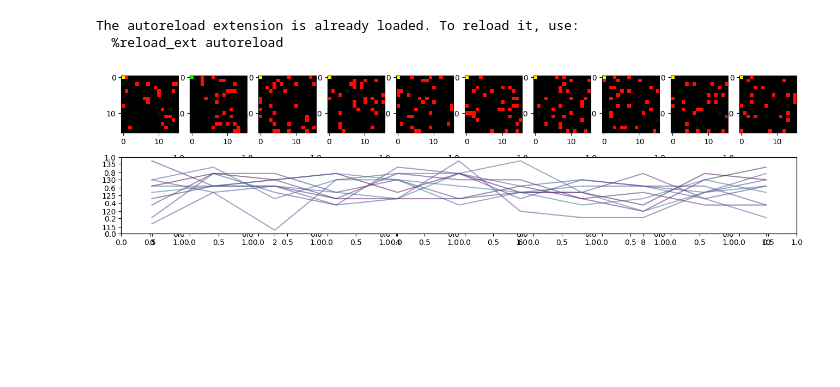
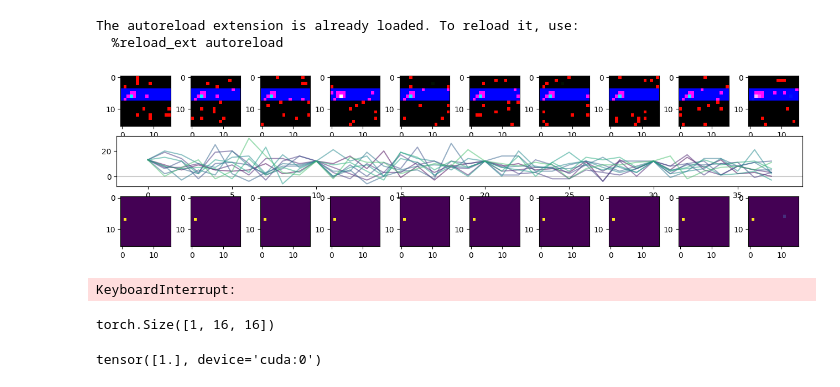
Before and after one commit to LanVukusic/convLife, a Jupyter notebook: reienforcement.ipynb, the cells around one changed output. Drawn from its saved outputs; the diff is of its cells as text; code cells hidden in the pictures; blank space fills up the shorter version.

```diff
--- a/reienforcement.ipynb
+++ b/reienforcement.ipynb
@@ -42,26 +42,38 @@ def optimize_model(policy_net: torch.nn.Module, target_net: torch.nn.Module, mem
     action_batch = torch.cat(batch.action)
     reward_batch = torch.cat(batch.reward)
     next_state_batch = torch.cat(batch.next_state)
+    # print(state_batch.shape)
+    # print(action_batch.shape)
+    # print(reward_batch.shape)
+    # print(next_state_batch.shape)
+
 
     # Compute Q(s_t, a) - the model computes Q(s_t), then we select the
     # columns of actions taken. These are the actions which would've been taken
     # for each batch state according to policy_net
-    state_action_values = policy_net.place(state_batch, mask)[action_batch]
+    state_action_values = torch.amax(policy_net.place(state_batch, mask) * action_batch, dim=(1,2,3))
+    # print(state_action_values.shape)
 
     # Compute V(s_{t+1}) for all next states.
     # Expected values of actions for non_final_next_states are computed based
     # on the "older" target_net; selecting their best reward with max(1).values
     # This is merged based on the mask, such that we'll have either the expected
     # state value or 0 in case the state was final.
-    next_state_values = torch.zeros(BATCH_SIZE, device=device)
     with torch.no_grad():
-        next_state_values = torch.amax(target_net.place(next_state_batch, mask), dim=(1,2))
+        next_state_values = torch.amax(target_net.place(next_state_batch, mask), dim=(1,2,3)).to(device)
+        # print(next_state_values.shape)
     # Compute the expected Q values
     expected_state_action_values = (next_state_values * GAMMA) + reward_batch
+    # print(reward_batch.shape)
+    # print(next_state_values.shape)
+    # print(expected_state_action_values.shape)
+#     torch.Size([100, 1])
+#     torch.Size([100])
+#     torch.Size([100, 100])
 
     # Compute Huber loss
     criterion = nn.SmoothL1Loss()
-    loss = criterion(state_action_values, expected_state_action_values.unsqueeze(1))
+    loss = criterion(state_action_values, expected_state_action_values)
 
     # Optimize the model
     optimizer.zero_grad()
@@ -103,21 +124,24 @@ def plot_state(state, actions, rewards):
   plt.close(fig)
 # %%
 import math
+from resnet import KaoResnet
 from deepq_utils import GameEnv, select_action
 from pointpainter_model import PointPainerModel
 from IPython import display
 
 BATCH_SIZE = 10
+TRAIN_BATCH_SIZE = 100
 GAMMA = 0.99
-EPS_START = 0.5
-EPS_END = 0.01
-EPS_DECAY = 5000
-TAU = 0.01
-LR = 1e-1
-num_episodes = 500
+# EPS_START = 0.5
+# EPS_END = 0.01
+# EPS_DECAY = 5000
+TAU = 0.03
+LR = 1e-3
+num_episodes = 50
+EPS = np.linspace(0.5, 0.1, num_episodes)
 
-policy_net = PointPainerModel(16).to(device)
-target_net = PointPainerModel(16).to(device)
+policy_net = KaoResnet(16).to(device)
+target_net = KaoResnet(16).to(device)
 target_net.load_state_dict(policy_net.state_dict())
 
 optimizer = optim.AdamW(policy_net.parameters(), lr=LR, amsgrad=True)
@@ -132,44 +156,63 @@ for i_episode in range(num_episodes):
     # Initialize the environment and get its state
     actions  = torch.zeros_like(env.state, dtype=torch.float)
     state = env.state
-    # print("neki", state[0][0])
+
+    if( i_episode % 10 == 0):
+        print("VALIDATION")
+        eps = 0
+    else:
+        eps = EPS[i_episode]
+
     for t in range(50):
-        eps  = EPS_END + (EPS_START - EPS_END) * \
-              math.exp(-1. * i_episode / EPS_DECAY)
+        # eps  = EPS_END + (EPS_START - EPS_END) * \
+        #       math.exp(-1. * i_episode / EPS_DECAY)
         # print(f"episode {t}", state.shape, mask.shape)
         action = select_action(state, eps, policy_net, mask)
         actions += action.float()
         next_state, reward = env.step(action)
 
 
         # Store the transition in memory
         memory.push(state, action, next_state, reward)
 
         # Move to the next state
         state = next_state
 
         # Perform one step of the optimization (on the policy network)
         optimize_model(
             policy_net=policy_net,
             target_net=target_net,
             memory=memory,
             optimizer=optimizer,
-            BATCH_SIZE=BATCH_SIZE,
+            BATCH_SIZE=TRAIN_BATCH_SIZE,
             GAMMA=GAMMA,
         )
 
         # Soft update of the target network's weights
         # θ′ ← τ θ + (1 −τ )θ′
         target_net_state_dict = target_net.state_dict()
         policy_net_state_dict = policy_net.state_dict()
         for key in policy_net_state_dict:
             target_net_state_dict[key] = policy_net_state_dict[key]*TAU + target_net_state_dict[key]*(1-TAU)
         target_net.load_state_dict(target_net_state_dict)
 
+    with torch.no_grad():
+        model_preds = target_net.place(action, mask).cpu().numpy()
+        print(np.mean(model_preds[0]))
+
     env.reset()
     rw = reward.sum(dim=(1)).cpu().numpy()
     rewards.append(reward.sum(dim=(1)).cpu().numpy())
-    print(rw)
-    plot_state(state, actions, rewards)
+    print(i_episode, eps, rw)
+    plot_state(state, actions, rewards, mask, model_preds)
 # %% [output]
-[figure, old version]
+[figure, new version]
+KeyboardInterrupt:
+# %%
+print(mask.shape)
+test = torch.zeros_like(mask)
+test[0,3,1] = 1
+torch.sum(torch.square(test - mask), (1,2)) - 128
+# %% [output]
+torch.Size([1, 16, 16])
+tensor([1.], device='cuda:0')
```
Also changed, not shown: parts of 2 cells of this notebook, 2 other files.
